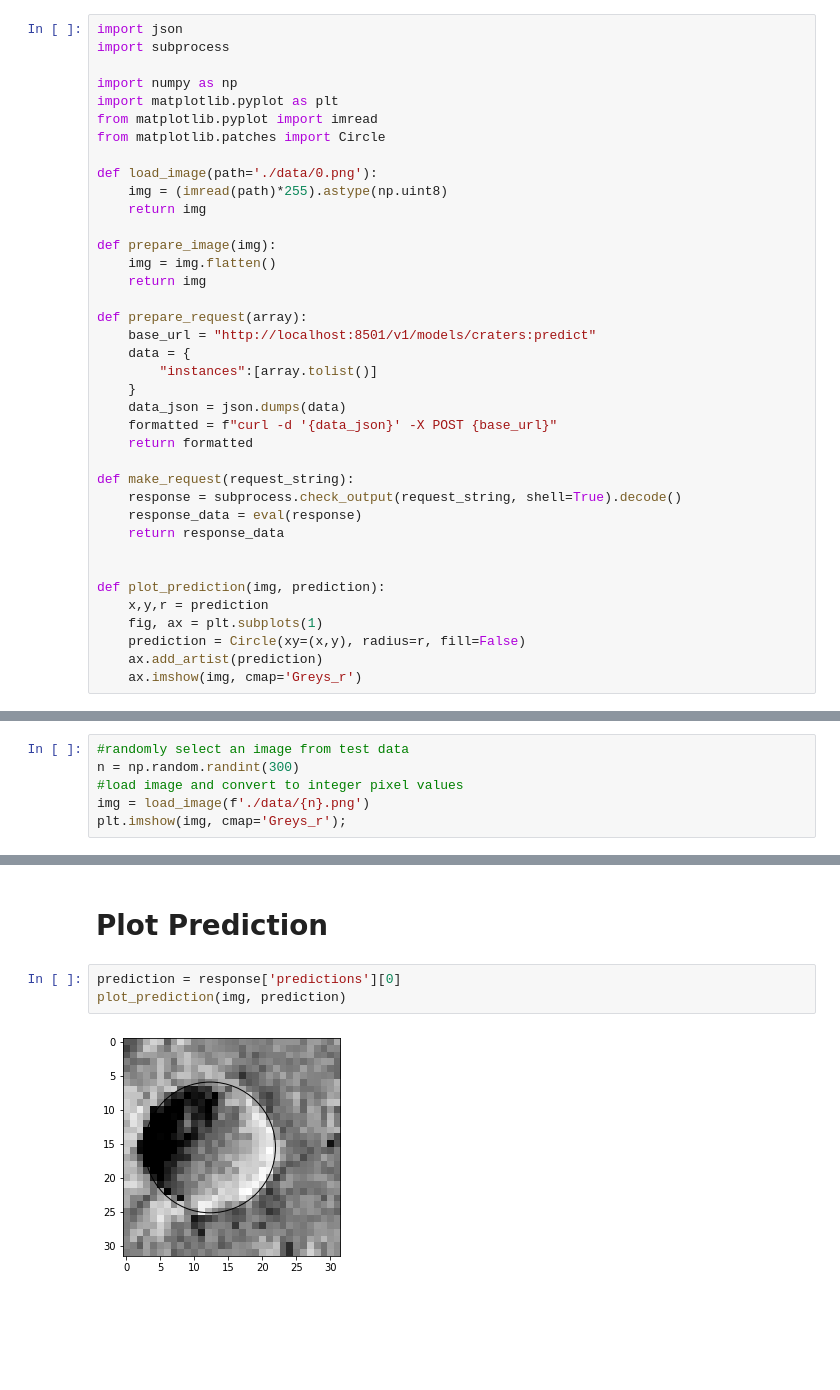
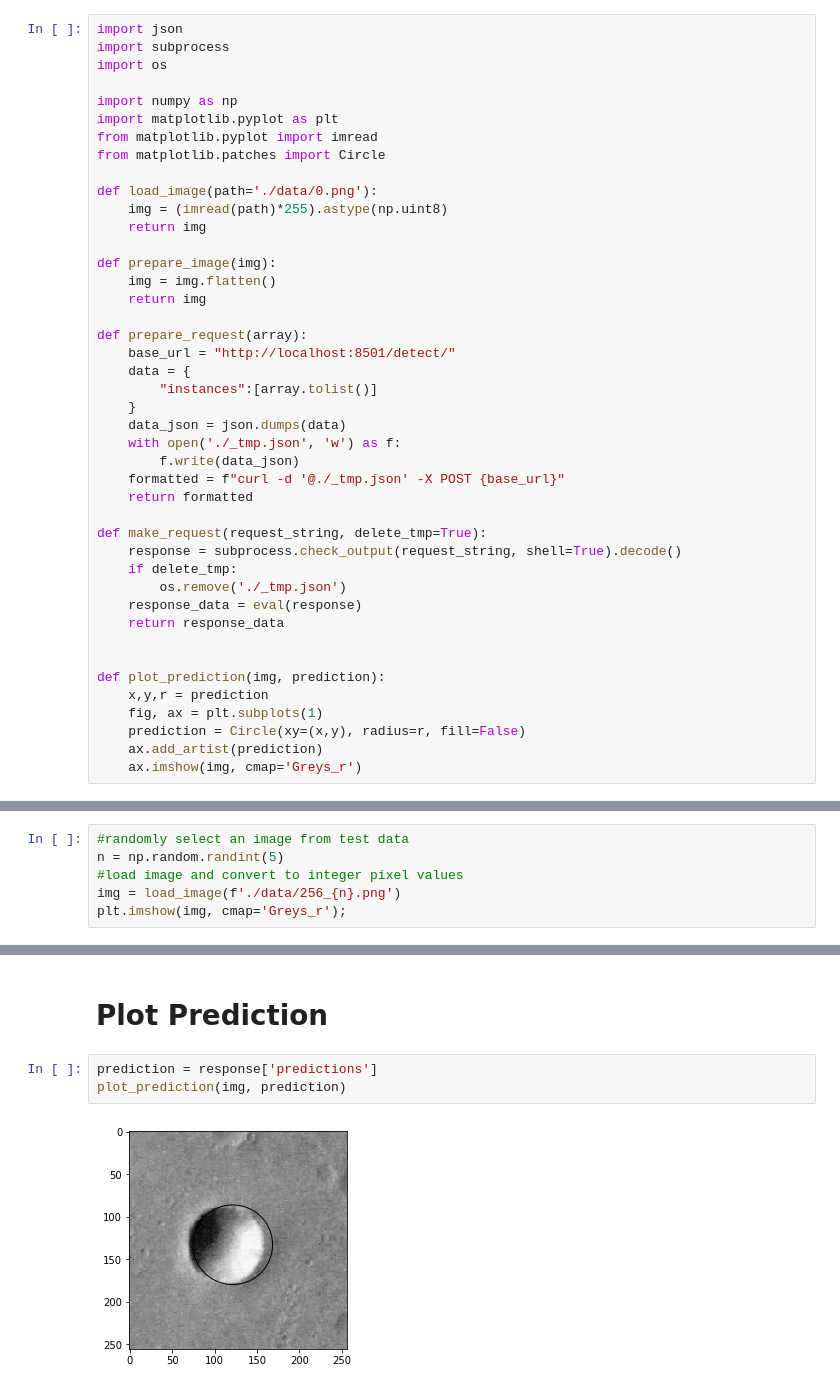
Before and after one commit to AlliedToasters/craterfind, a Jupyter notebook: API_demo.ipynb, the cells around one changed output, grey strips where cells are left out. Cells and saved outputs as stored; diff of their text form; blank space fills up the shorter version.

Commit message:
update readme and demo to include docs for larger images

```diff
--- a/API_demo.ipynb
+++ b/API_demo.ipynb
@@ -4,6 +4,7 @@ This notebook demonstrates usage of the craterfind API using a minimal python ap
 # %%
 import json
 import subprocess
+import os
 
 import numpy as np
 import matplotlib.pyplot as plt
@@ -19,16 +20,20 @@ def prepare_image(img):
     return img
 
 def prepare_request(array):
-    base_url = "http://localhost:8501/v1/models/craters:predict"
+    base_url = "http://localhost:8501/detect/"
     data = {
         "instances":[array.tolist()]
     }
     data_json = json.dumps(data)
-    formatted = f"curl -d '{data_json}' -X POST {base_url}"
+    with open('./_tmp.json', 'w') as f:
+        f.write(data_json)
+    formatted = f"curl -d '@./_tmp.json' -X POST {base_url}"
     return formatted
 
-def make_request(request_string):
+def make_request(request_string, delete_tmp=True):
     response = subprocess.check_output(request_string, shell=True).decode()
+    if delete_tmp:
+        os.remove('./_tmp.json')
     response_data = eval(response)
     return response_data
 
@@ -44,8 +49,8 @@ def plot_prediction(img, prediction):
 The model only takes pixels as an input. The annotator-provided crater location is implied to be in the center of the input image. This POC just deals with images of 32x32 pixels, like the following:
 # %%
 #randomly select an image from test data
-n = np.random.randint(300)
+n = np.random.randint(5)
 #load image and convert to integer pixel values
-img = load_image(f'./data/{n}.png')
+img = load_image(f'./data/256_{n}.png')
 plt.imshow(img, cmap='Greys_r');
 # %% [output]
@@ -85,7 +88,7 @@ print(response)
 # %% [markdown]
 # Plot Prediction
 # %%
-prediction = response['predictions'][0]
+prediction = response['predictions']
 plot_prediction(img, prediction)
 # %% [output]
-[figure, old version]
+[figure, new version]
```
Also changed, not shown: parts of 6 cells of this notebook, 1 other file.
